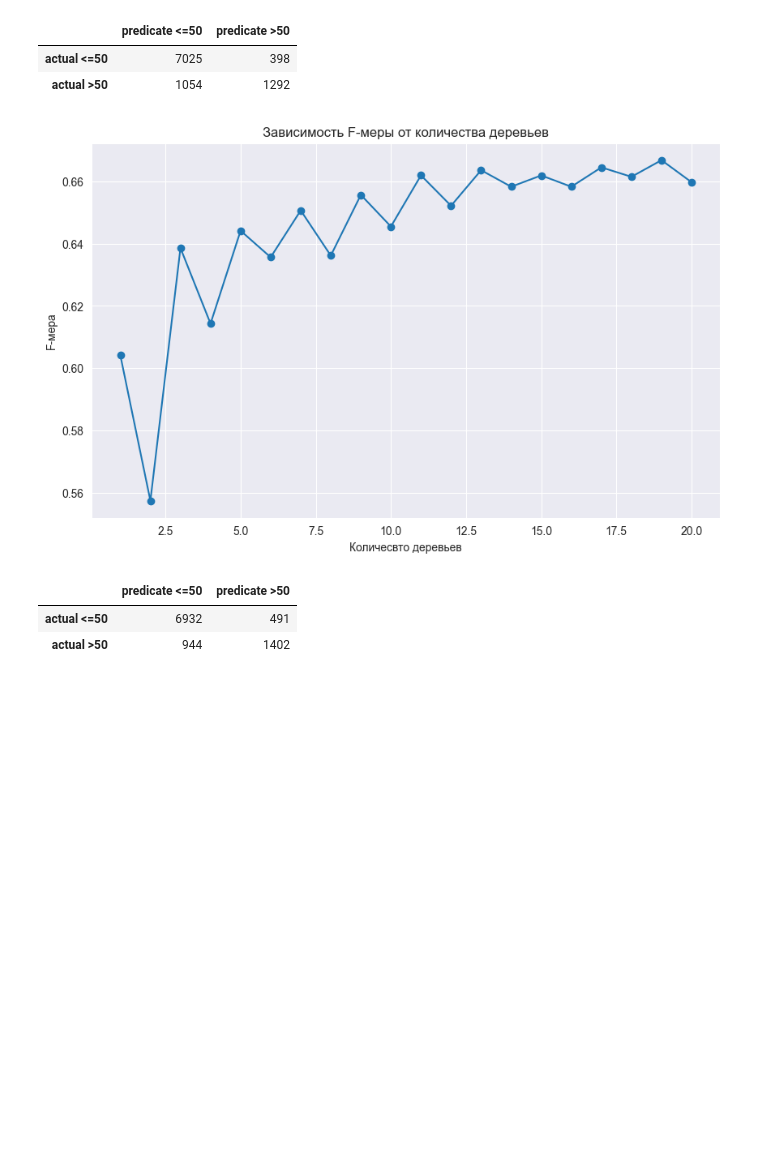
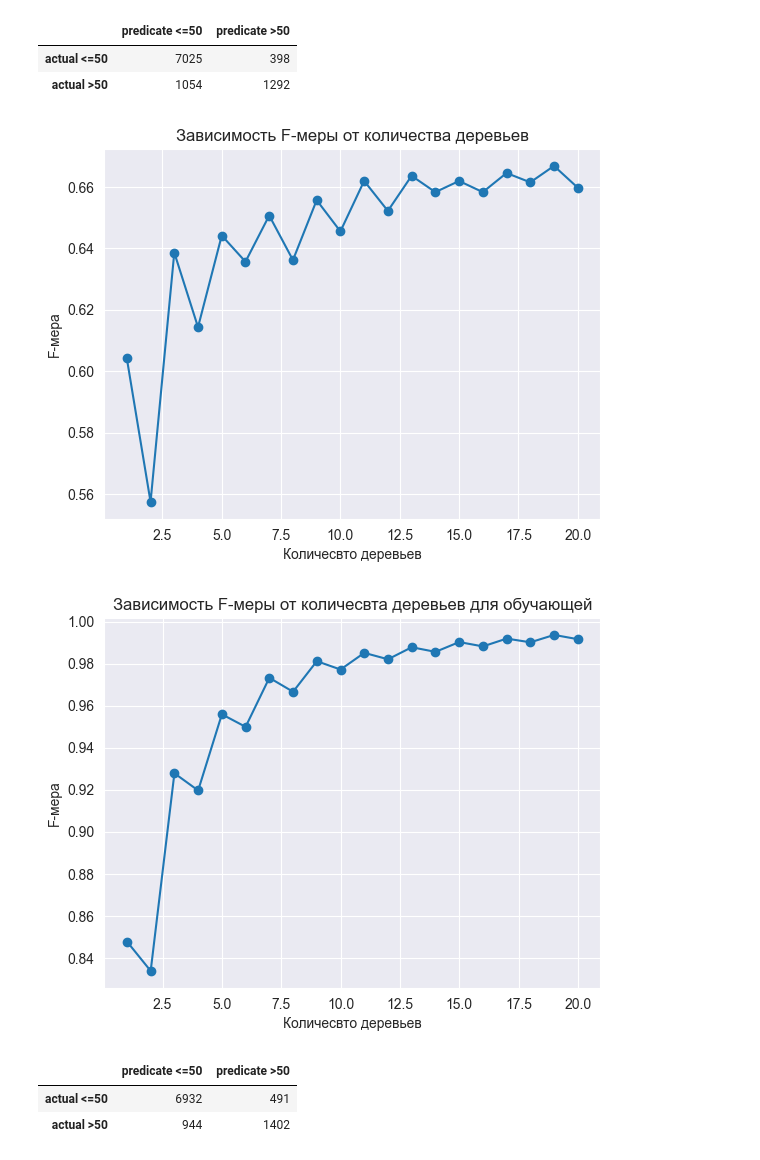
Before and after one commit to Sasha1339/lr3_ai, a Jupyter notebook: task_1.ipynb, the cells around one changed output. Saved outputs shown, nothing was run; the diff lists cells and outputs as text; code cells hidden in the pictures; blank space fills up the shorter version.

```diff
--- a/task_1.ipynb
+++ b/task_1.ipynb
@@ -169,23 +174,30 @@ X_train, X_test, y_train, y_test = train_test_split(dataset.drop('income', axis=
 
 depths = range(1, 21)
 f1_scores = []
+f1_train_scores = []
 
 for depth in depths:
     model = DecisionTreeClassifier(max_depth=depth, random_state=10)
 
     model.fit(X_train, y_train)
-
+    y_tr = model.predict(X_train)
     y_pred = model.predict(X_test)
-
+    f1_train = f1_score(y_train, y_tr)
     f1 = f1_score(y_test, y_pred)
-
+    f1_train_scores.append(f1_train)
     f1_scores.append(f1)
 
-plt.figure(figsize=(10, 6))
 plt.plot(depths, f1_scores, marker='o')
 plt.xlabel('Глубина дерева')
 plt.ylabel('F-мера')
-plt.title('Зависимость F-меры от глубины дерева')
+plt.title('Зависимость F-меры от глубины дерева для тестовой')
 plt.grid(True)
 plt.show()
+
+plt.plot(depths, f1_train_scores, marker='o')
+plt.xlabel('Глубина дерева')
+plt.ylabel('F-мера')
+plt.title('Зависимость F-меры от глубины дерева для обучающей')
+plt.grid(True)
+plt.show()
 # %% [output]
@@ -207,27 +220,36 @@ pd.DataFrame(data=confusion_matrix_result, columns=['predicate <=50', 'predicate
 # %%
 trees = range(1, 21)
 f1_scores = []
+f1_train_scores = []
 
 for tree in trees:
     model = RandomForestClassifier(n_estimators=tree, random_state=10)
 
     model.fit(X_train, y_train)
 
+    y_tr = model.predict(X_train)
     y_pred = model.predict(X_test)
-
+    f1_train = f1_score(y_train, y_tr)
     f1 = f1_score(y_test, y_pred)
-
+    f1_train_scores.append(f1_train)
     f1_scores.append(f1)
 
-plt.figure(figsize=(10, 6))
 plt.plot(depths, f1_scores, marker='o')
 plt.xlabel('Количесвто деревьев')
 plt.ylabel('F-мера')
 plt.title('Зависимость F-меры от количества деревьев')
 plt.grid(True)
 plt.show()
+
+plt.plot(depths, f1_train_scores, marker='o')
+plt.xlabel('Количесвто деревьев')
+plt.ylabel('F-мера')
+plt.title('Зависимость F-меры от количесвта деревьев для обучающей')
+plt.grid(True)
+plt.show()
 # %% [output]
-[figure, old version]
+[figure, new version]
+[figure, added]
 # %%
 model = RandomForestClassifier(n_estimators=18, random_state=10)
 
```
Also changed, not shown: parts of 2 cells of this notebook, 3 other files.
